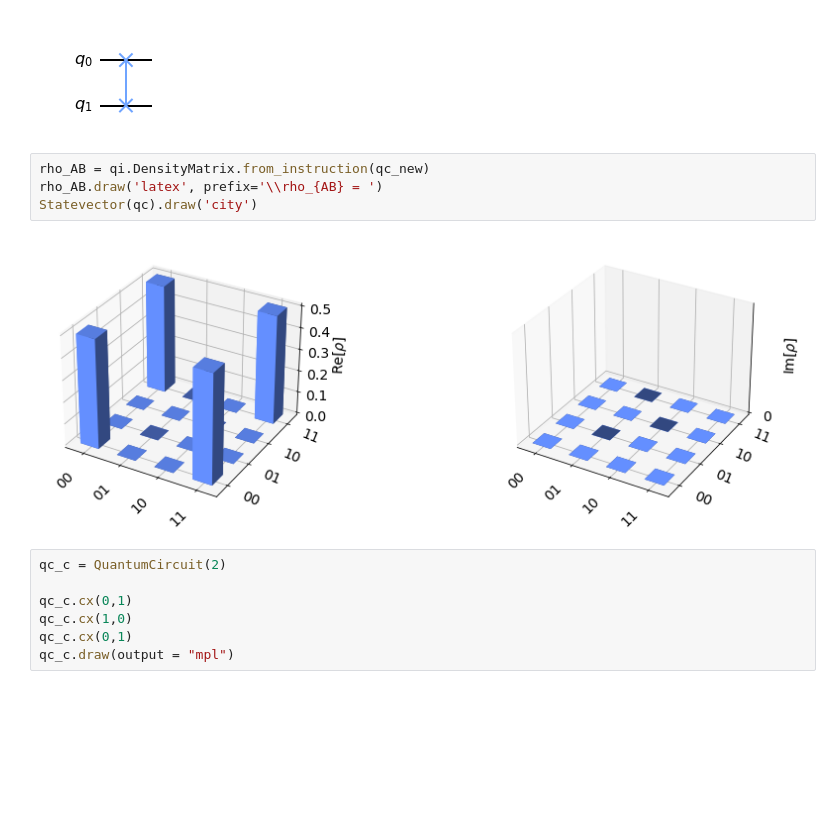
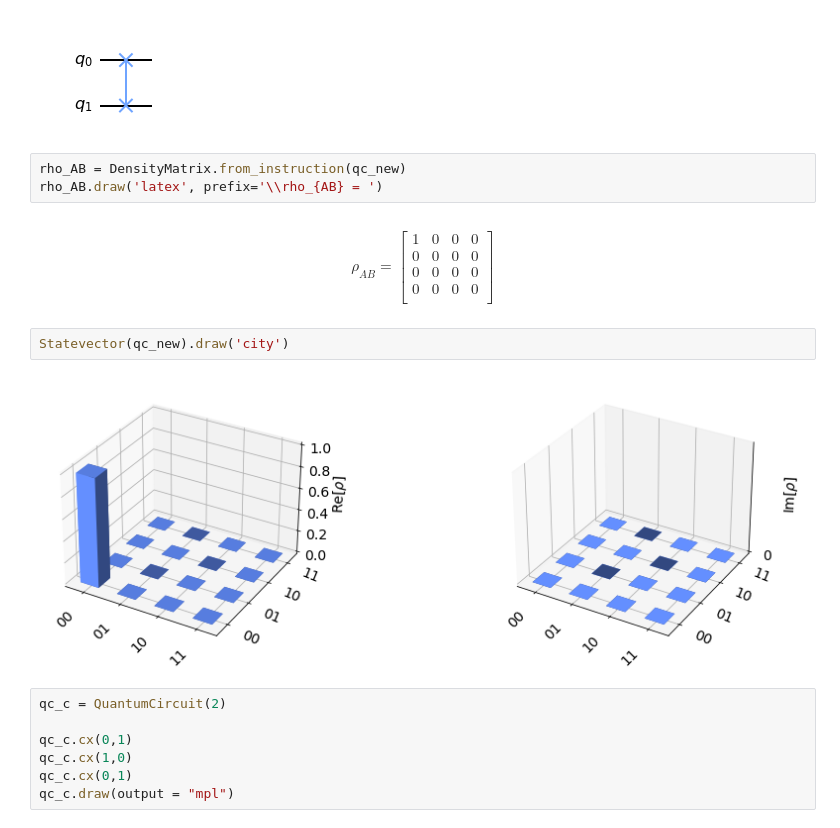
Before and after one commit to nithinaditya/quantum-computation, a Jupyter notebook: Practicals/quantumPracticals.ipynb, the cells around one changed output. Cells and saved outputs as stored; diff of their text form; blank space fills up the shorter version.

```diff
--- a/Practicals/quantumPracticals.ipynb
+++ b/Practicals/quantumPracticals.ipynb
@@ -71,11 +69,22 @@ qc_new.draw(output = "mpl")
 # %% [output]
 [figure]
 # %%
-rho_AB = qi.DensityMatrix.from_instruction(qc_new)
+rho_AB = DensityMatrix.from_instruction(qc_new)
 rho_AB.draw('latex', prefix='\\rho_{AB} = ')
-Statevector(qc).draw('city')
 # %% [output]
-[figure, removed]
+$$
+\rho_{AB} =
+\begin{bmatrix}
+1 & 0 & 0 & 0  \\
+ 0 & 0 & 0 & 0  \\
+ 0 & 0 & 0 & 0  \\
+ 0 & 0 & 0 & 0  \\
+ \end{bmatrix}
+$$
+# %%
+Statevector(qc_new).draw('city')
+# %% [output]
+[figure, added]
 # %%
 qc_c = QuantumCircuit(2)
 
```
Also changed, not shown: parts of 7 cells of this notebook, 2 other files.
